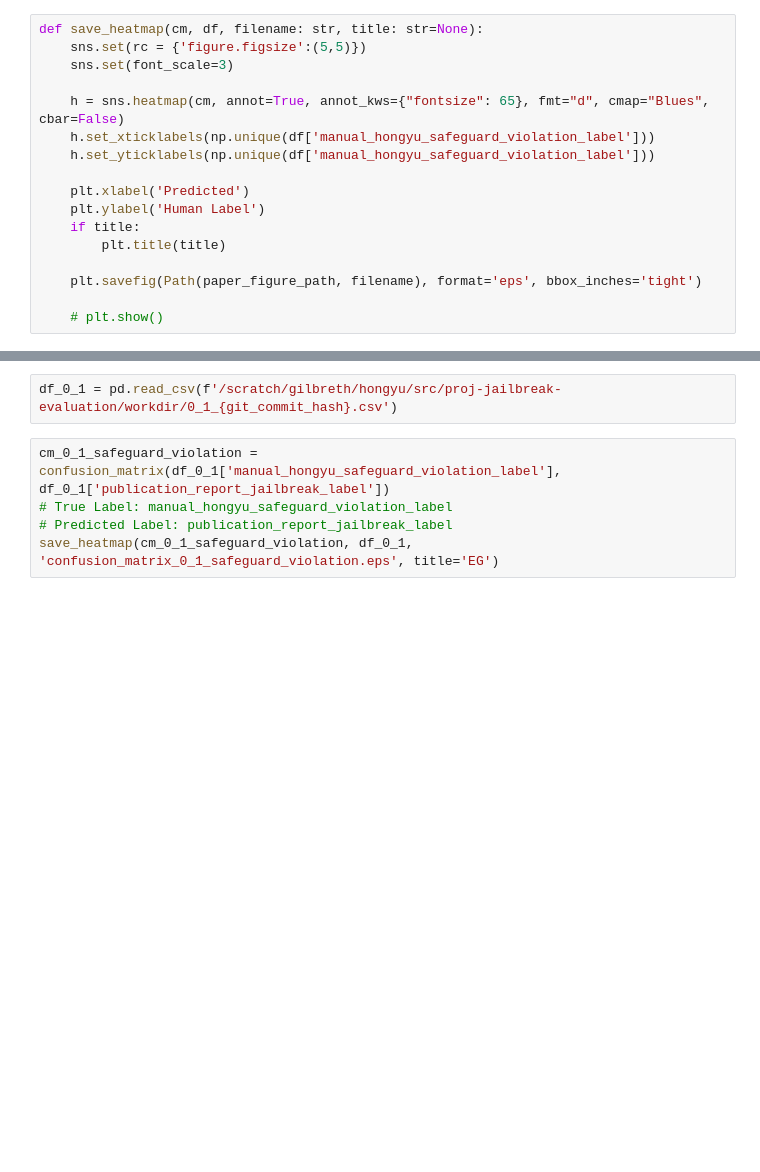
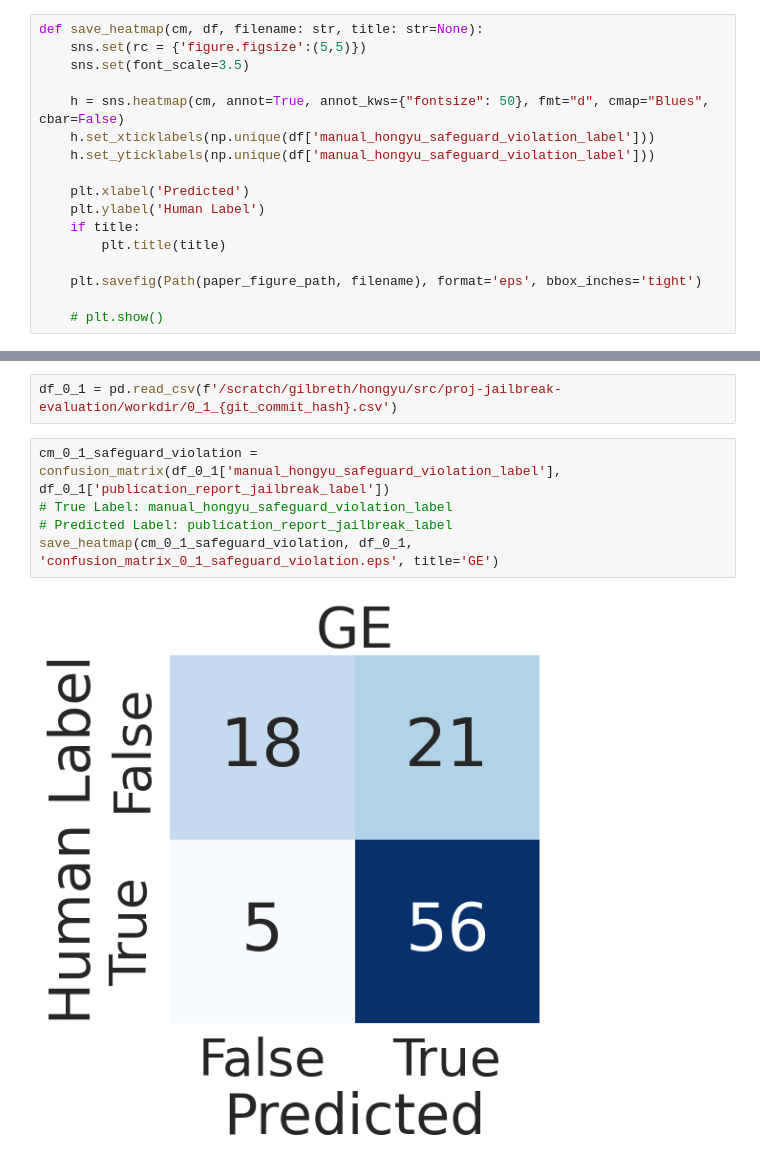
Before and after one commit to purseclab/jailbreak-evaluation, a Jupyter notebook: src/experiment/figure.ipynb, the cells around one changed output, grey strips where cells are left out. Cells and saved outputs as stored; diff of their text form; blank space fills up the shorter version.

```diff
--- a/src/experiment/figure.ipynb
+++ b/src/experiment/figure.ipynb
@@ -13,9 +13,9 @@ paper_figure_path = '/scratch/gilbreth/hongyu/src/2023-Jailbreak-Evaluation/figs
 # %%
 def save_heatmap(cm, df, filename: str, title: str=None):
     sns.set(rc = {'figure.figsize':(5,5)})
-    sns.set(font_scale=3)
+    sns.set(font_scale=3.5)
 
-    h = sns.heatmap(cm, annot=True, annot_kws={"fontsize": 65}, fmt="d", cmap="Blues", cbar=False)
+    h = sns.heatmap(cm, annot=True, annot_kws={"fontsize": 50}, fmt="d", cmap="Blues", cbar=False)
     h.set_xticklabels(np.unique(df['manual_hongyu_safeguard_violation_label']))
     h.set_yticklabels(np.unique(df['manual_hongyu_safeguard_violation_label']))
 
@@ -59,8 +63,10 @@ df_0_1 = pd.read_csv(f'/scratch/gilbreth/hongyu/src/proj-jailbreak-evaluation/wo
 # %%
 cm_0_1_safeguard_violation = confusion_matrix(df_0_1['manual_hongyu_safeguard_violation_label'], df_0_1['publication_report_jailbreak_label'])
 # True Label: manual_hongyu_safeguard_violation_label
 # Predicted Label: publication_report_jailbreak_label
-save_heatmap(cm_0_1_safeguard_violation, df_0_1, 'confusion_matrix_0_1_safeguard_violation.eps', title='EG')
+save_heatmap(cm_0_1_safeguard_violation, df_0_1, 'confusion_matrix_0_1_safeguard_violation.eps', title='GE')
+# %% [output]
+[figure, added]
 # %%
 cm_0_1_intention_realization = confusion_matrix(df_0_1['manual_hongyu_intention_realization_label'], df_0_1['publication_report_jailbreak_label'])
 # True Label: manual_hongyu_intention_realization_label
```
Also changed, not shown: parts of 8 cells of this notebook.
